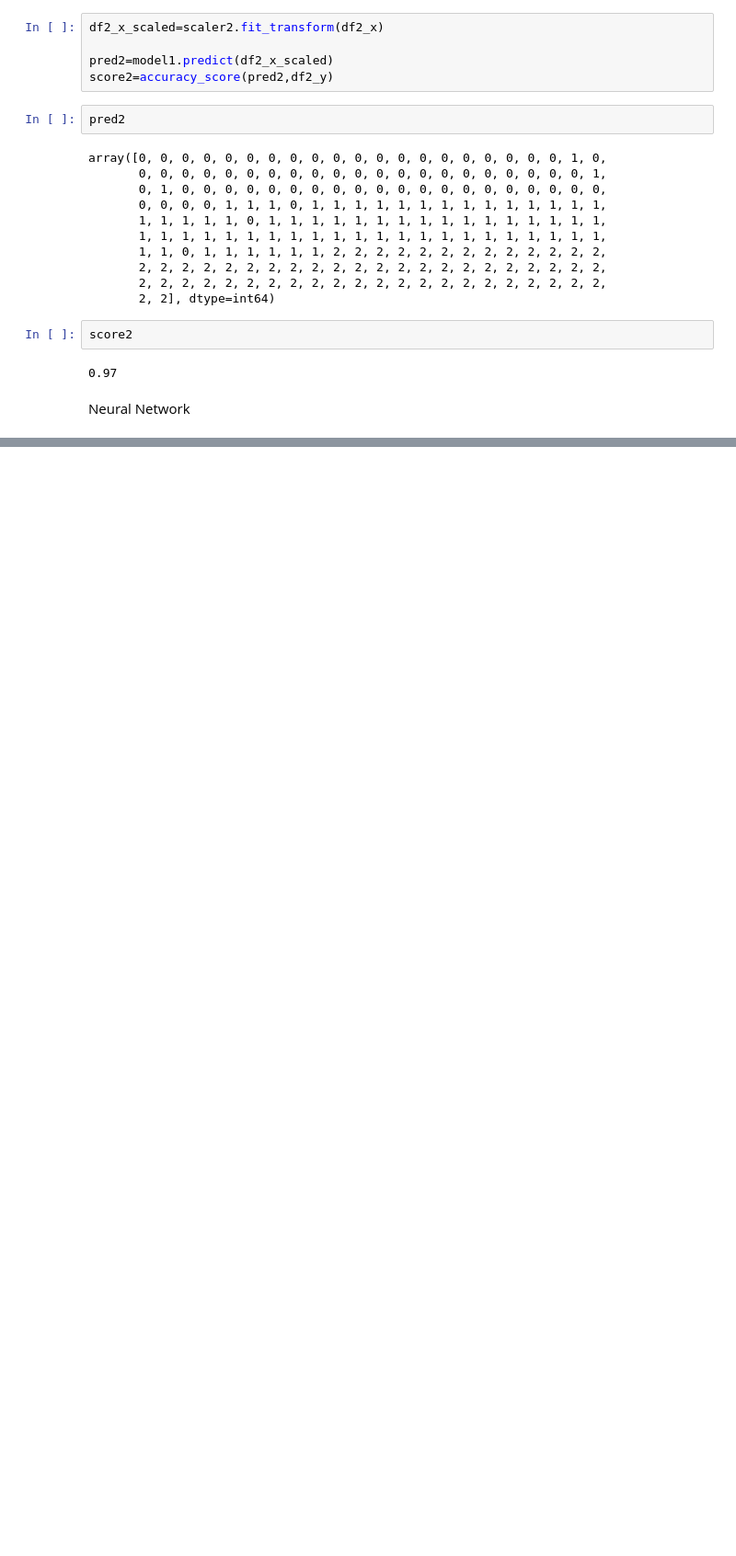
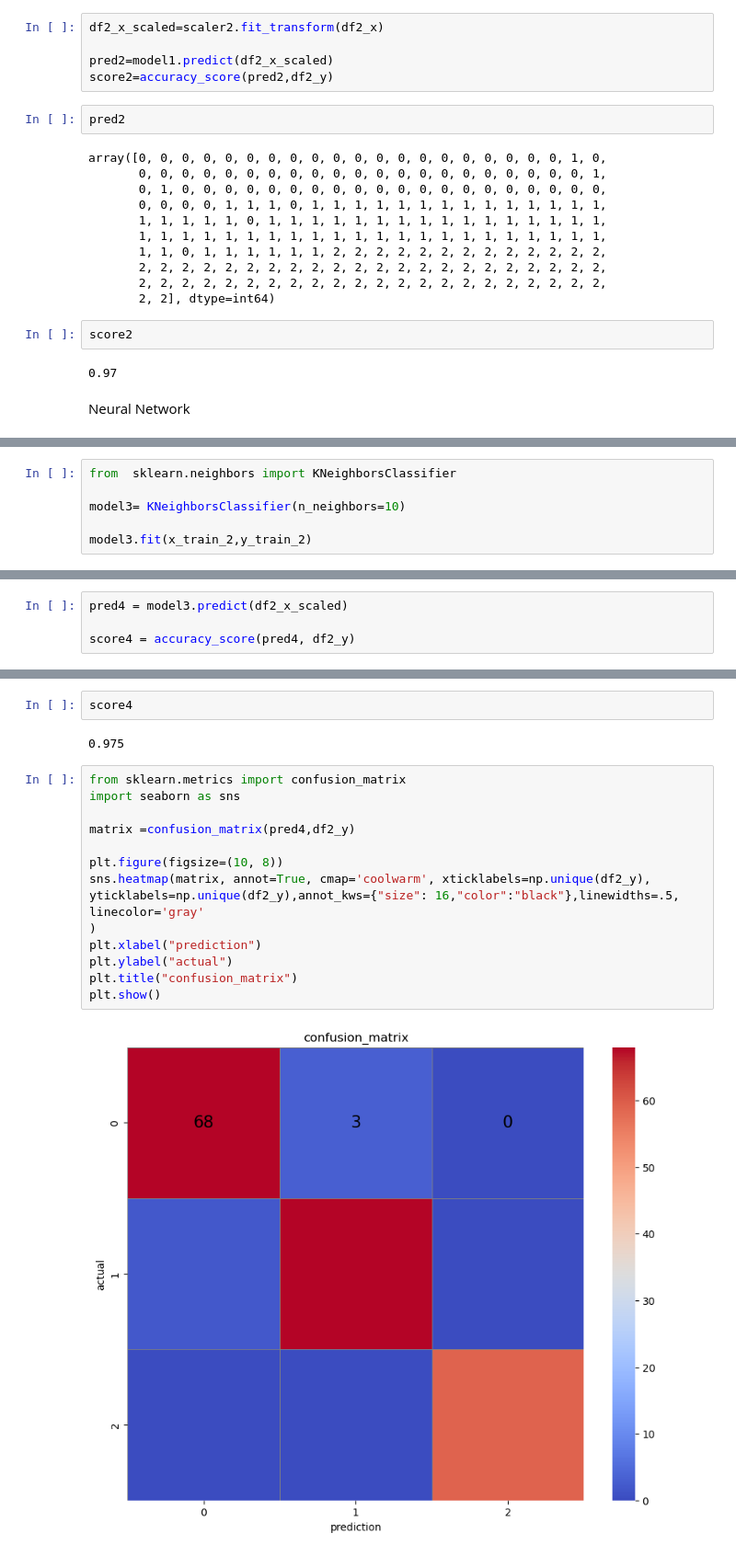
Before and after one commit to Harsh-BH/ML-Projects, a Jupyter notebook: Kodein/task_data1.ipynb, the cells around one changed output, grey strips where cells are left out. Shown at 92% size. Cells and saved outputs as stored; diff of their text form; blank space fills up the shorter version.

```diff
--- a/Kodein/task_data1.ipynb
+++ b/Kodein/task_data1.ipynb
@@ -174,0 +178,6 @@ score3
+# %%
+from  sklearn.neighbors import KNeighborsClassifier
+
+model3= KNeighborsClassifier(n_neighbors=10)
+
+model3.fit(x_train_2,y_train_2)
@@ -174,0 +190,4 @@ score3
+# %%
+pred4 = model3.predict(df2_x_scaled)
+
+score4 = accuracy_score(pred4, df2_y)
@@ -174,0 +207,19 @@ score3
+# %%
+score4
+# %% [output]
+0.975
+# %%
+from sklearn.metrics import confusion_matrix
+import seaborn as sns
+
+matrix =confusion_matrix(pred4,df2_y)
+
+plt.figure(figsize=(10, 8))
+sns.heatmap(matrix, annot=True, cmap='coolwarm', xticklabels=np.unique(df2_y), yticklabels=np.unique(df2_y),annot_kws={"size": 16,"color":"black"},linewidths=.5, linecolor='gray'
+)
+plt.xlabel("prediction")
+plt.ylabel("actual")
+plt.title("confusion_matrix")
+plt.show()
+# %% [output]
+[figure, added]
```
Also changed, not shown: parts of 15 cells of this notebook, 2 other files.
